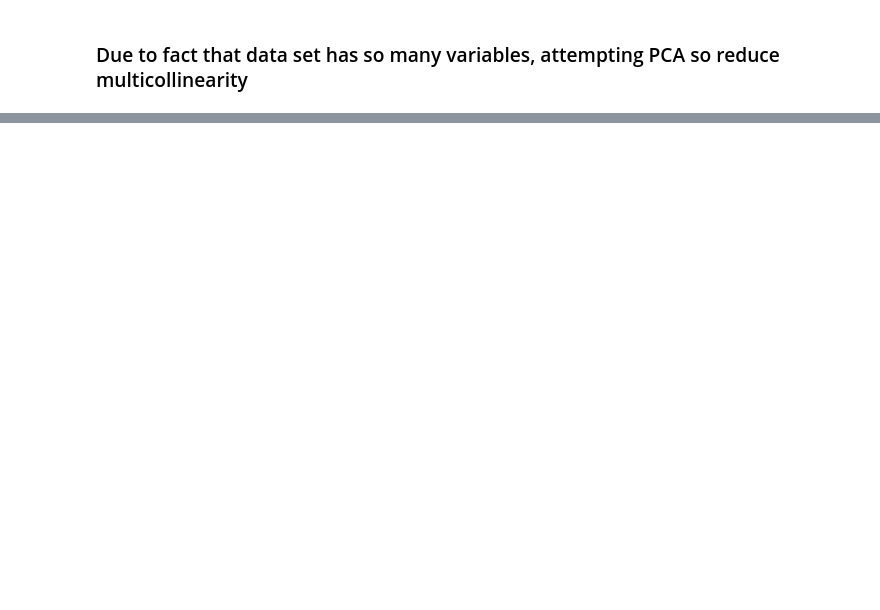
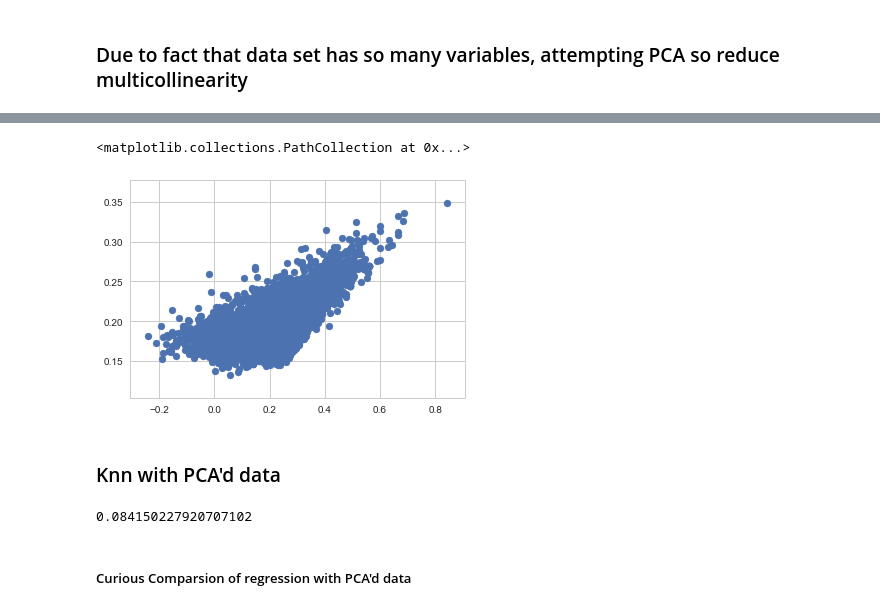
Before and after one commit to carter-j-h/Data_Science, a Jupyter notebook: Practice-Content/capstone/Capstone.ipynb, the cells around one changed output, grey strips where cells are left out. Cells and saved outputs as stored; diff of their text form; code cells hidden in the pictures; blank space fills up the shorter version.

```diff
--- a/Practice-Content/capstone/Capstone.ipynb
+++ b/Practice-Content/capstone/Capstone.ipynb
@@ -569,0 +693,16 @@ plt.xlabel('Principal component')
+# %%
+X_reconstituted = pca.inverse_transform(X_r)
+# %%
+plt.scatter(X_reconstituted[:,1], X_reconstituted[:,3])
+# %% [output]
+<matplotlib.collections.PathCollection at 0x...>
+[figure, added]
+# %% [markdown]
+### Knn with PCA'd data
+# %%
+knn = KNeighborsClassifier(n_neighbors=10)
+cross_val_score(knn, X_r, yknn, cv=3, scoring='accuracy').mean()
+# %% [output]
+0.084150227920707102
+# %% [markdown]
+##### Curious Comparsion of regression with PCA'd data
```
Also changed, not shown: parts of 89 cells of this notebook, 27 other files.
